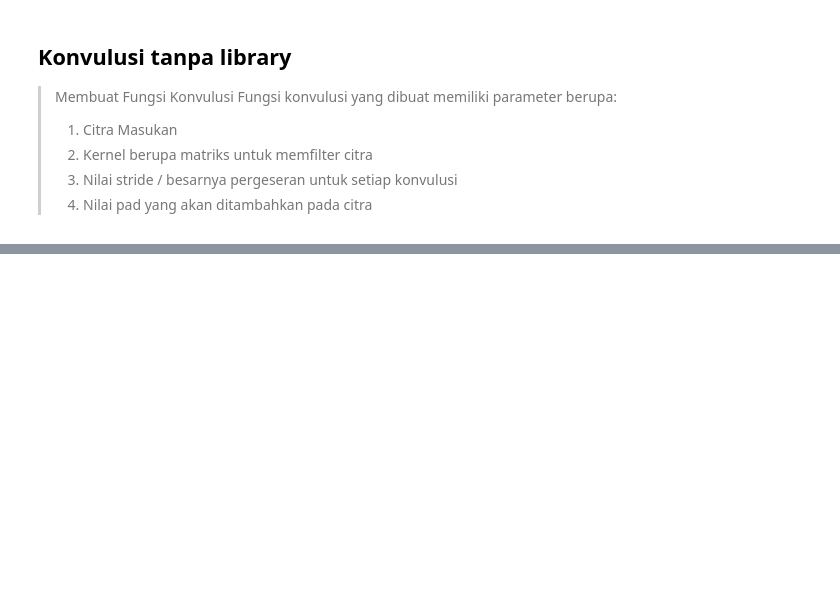
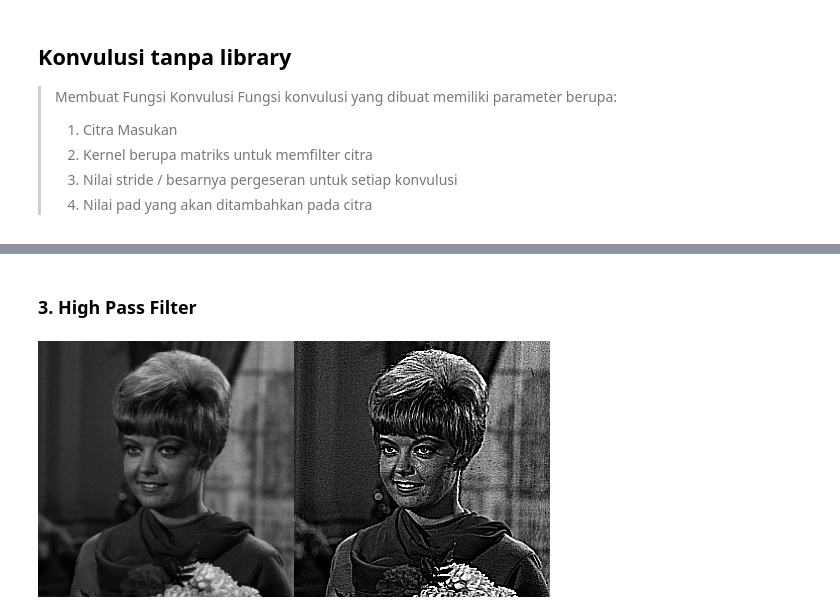
Before and after one commit to raihanhd12/PCVK_Genap_2023, a Jupyter notebook: Minggu 7/Week 7.ipynb, the cells around one changed output, grey strips where cells are left out. Cells and saved outputs as stored; diff of their text form; code cells hidden in the pictures; blank space fills up the shorter version.

```diff
--- a/Minggu 7/Week 7.ipynb
+++ b/Minggu 7/Week 7.ipynb
@@ -77,0 +160,19 @@ cv2_imshow(final_frame)
+# %% [markdown]
+### 3. High Pass Filter
+# %%
+# High pass kernel
+highpass_kernel = np.array([[-1, -1, -1],
+                            [-1, 9, -1],
+                            [-1, -1, -1]])
+
+# Apply convolution with high pass kernel and stride=1, padding=0
+highpass_img = convolution2d(img_gray, highpass_kernel, stride=1, padding=0)
+
+# Convert the output image to uint8 and resize to match the dimensions of img_gray
+highpass_img = cv.resize(highpass_img, img_gray.shape[::-1])
+
+# Display original and high pass filtered images side by side
+final_frame = np.hstack((img_gray, highpass_img))
+cv2_imshow(final_frame)
+# %% [output]
+[figure, added]
```
Also changed, not shown: parts of 24 cells of this notebook.
